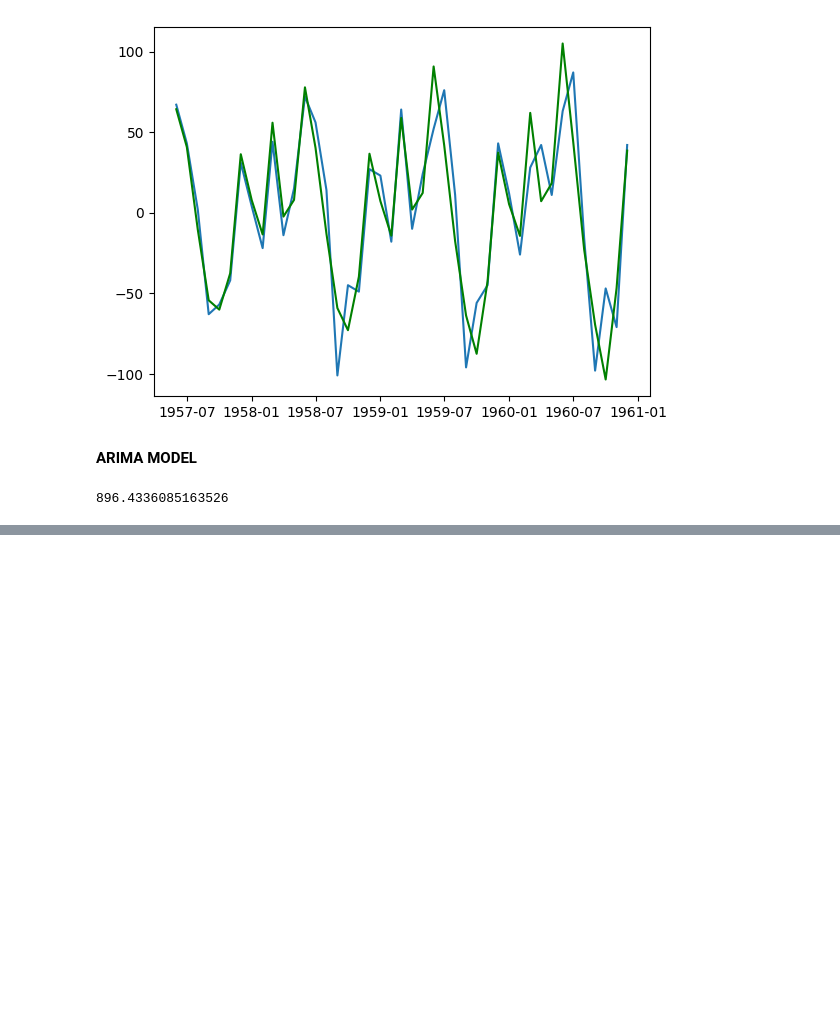
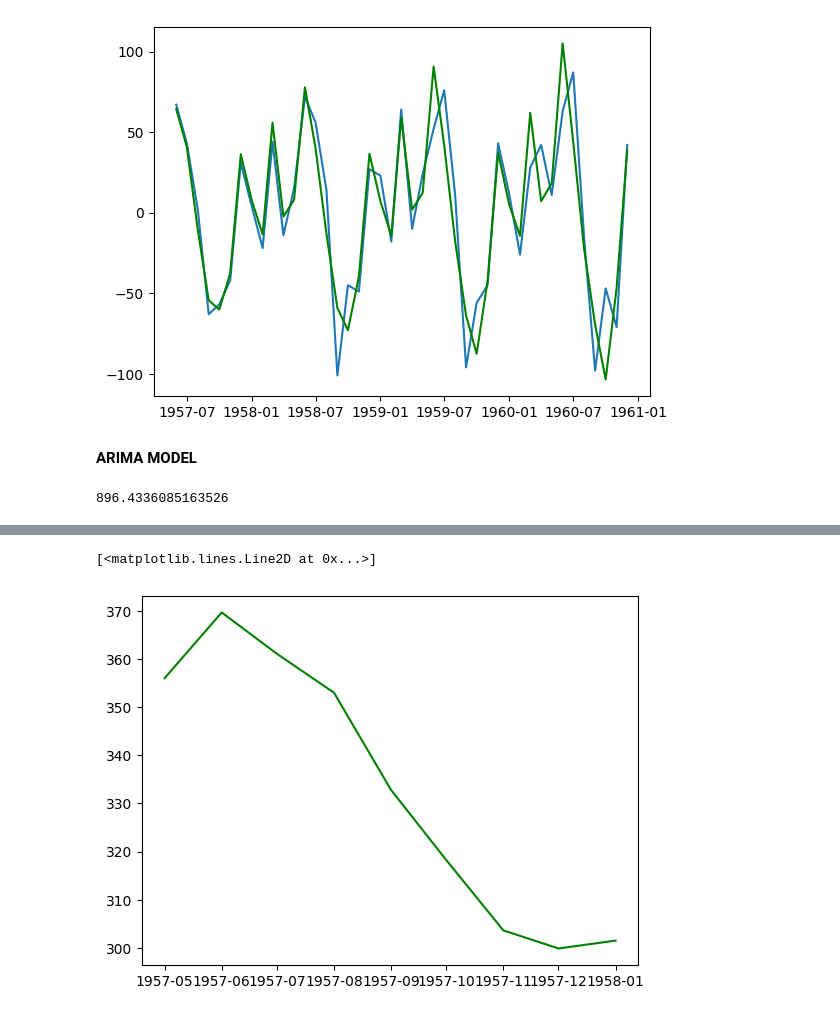
Before and after one commit to shanusaras/Air_Passengers_Traffic_prediction, a Jupyter notebook: Air_Passenger_Traffic_Prediction.ipynb, the cells around one changed output, grey strips where cells are left out. Drawn from its saved outputs; the diff is of its cells as text; code cells hidden in the pictures; blank space fills up the shorter version.

```diff
--- a/Air_Passenger_Traffic_Prediction.ipynb
+++ b/Air_Passenger_Traffic_Prediction.ipynb
@@ -455,0 +540,8 @@ forecast_9= model_arima_fit.forecast(steps= 9)  # # forecast for next 9 months s
+# %%
+# From the above result, (3, 1, 3) 874.846743522401 --> has the lowest AIC value
+# so training the model with these values
+model_arima= ARIMA(train , order= (3, 1, 3))
+
+model_arima_fit= model_arima.fit() # training the model
+# %%
+forecast= model_arima_fit.forecast(steps= 9)
@@ -455,0 +561,5 @@ forecast_9= model_arima_fit.forecast(steps= 9)  # # forecast for next 9 months s
+# %%
+plt.plot(forecast, color= 'green') # lineplot for prediction
+# %% [output]
+[<matplotlib.lines.Line2D at 0x...>]
+[figure, added]
```
Also changed, not shown: parts of 7 cells of this notebook.
